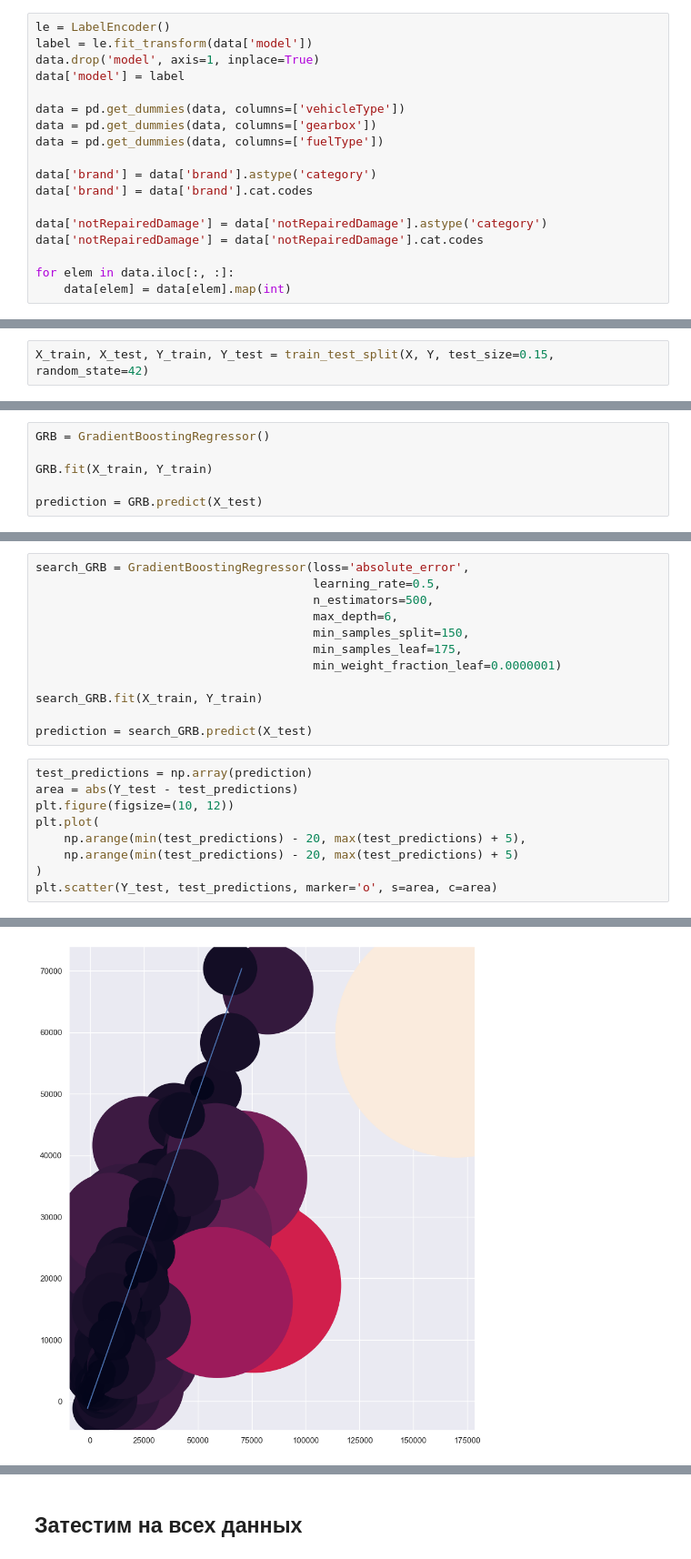
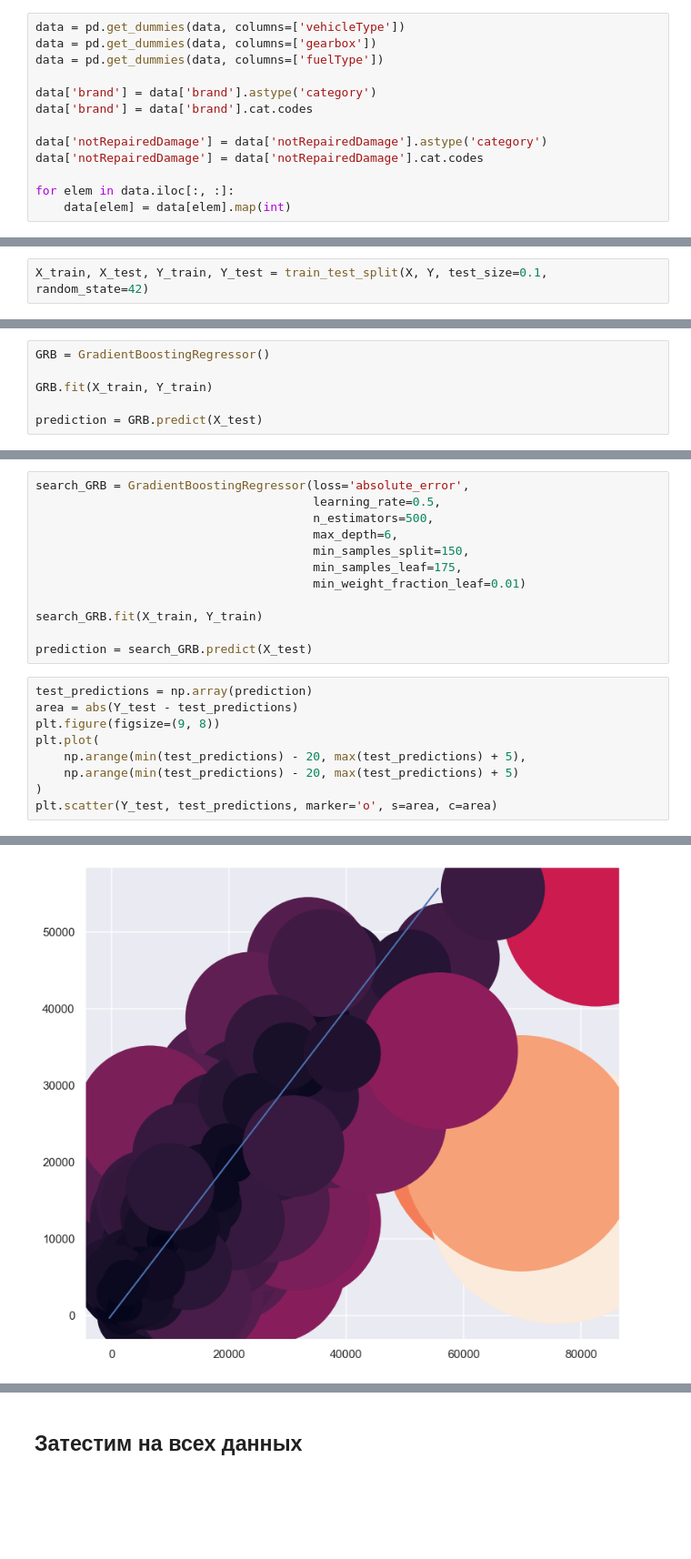
Before and after one commit to EgorAndrik/Car_price_prediction_service, a Jupyter notebook: prediction/GradientBoostingRegressor_Model.ipynb, the cells around one changed output, grey strips where cells are left out. Shown: that part at 91% size. Drawn from its saved outputs; the diff is of its cells as text; blank space fills up the shorter version.

```diff
--- a/prediction/GradientBoostingRegressor_Model.ipynb
+++ b/prediction/GradientBoostingRegressor_Model.ipynb
@@ -41,11 +39,6 @@ data
 # %% [markdown]
 ## **Работа с категориальными признаками**
 # %%
-le = LabelEncoder()
-label = le.fit_transform(data['model'])
-data.drop('model', axis=1, inplace=True)
-data['model'] = label
-
 data = pd.get_dummies(data, columns=['vehicleType'])
 data = pd.get_dummies(data, columns=['gearbox'])
 data = pd.get_dummies(data, columns=['fuelType'])
@@ -91,7 +84,7 @@ sns.heatmap(corr_matrix, annot=False)
 X = data.drop(columns=['price'])
 Y = data['price']
 # %%
-X_train, X_test, Y_train, Y_test = train_test_split(X, Y, test_size=0.15, random_state=42)
+X_train, X_test, Y_train, Y_test = train_test_split(X, Y, test_size=0.1, random_state=42)
 # %% [markdown]
 ## **Обучем и протестируем GradientBoostingRegressor**
 # %%
@@ -126,7 +119,7 @@ search_GRB = GradientBoostingRegressor(loss='absolute_error',
                                        max_depth=6,
                                        min_samples_split=150,
                                        min_samples_leaf=175,
-                                       min_weight_fraction_leaf=0.0000001)
+                                       min_weight_fraction_leaf=0.01)
 
 search_GRB.fit(X_train, Y_train)
 
@@ -134,15 +127,15 @@ prediction = search_GRB.predict(X_test)
 # %%
 test_predictions = np.array(prediction)
 area = abs(Y_test - test_predictions)
-plt.figure(figsize=(10, 12))
+plt.figure(figsize=(9, 8))
 plt.plot(
     np.arange(min(test_predictions) - 20, max(test_predictions) + 5),
     np.arange(min(test_predictions) - 20, max(test_predictions) + 5)
 )
 plt.scatter(Y_test, test_predictions, marker='o', s=area, c=area)
 # %% [output]
 <matplotlib.collections.PathCollection at 0x...>
-[figure, old version]
+[figure, new version]
 # %%
 result_pred(prediction, Y_test)
 # %% [output]
```
Also changed, not shown: parts of 10 cells of this notebook, 3 other files.
